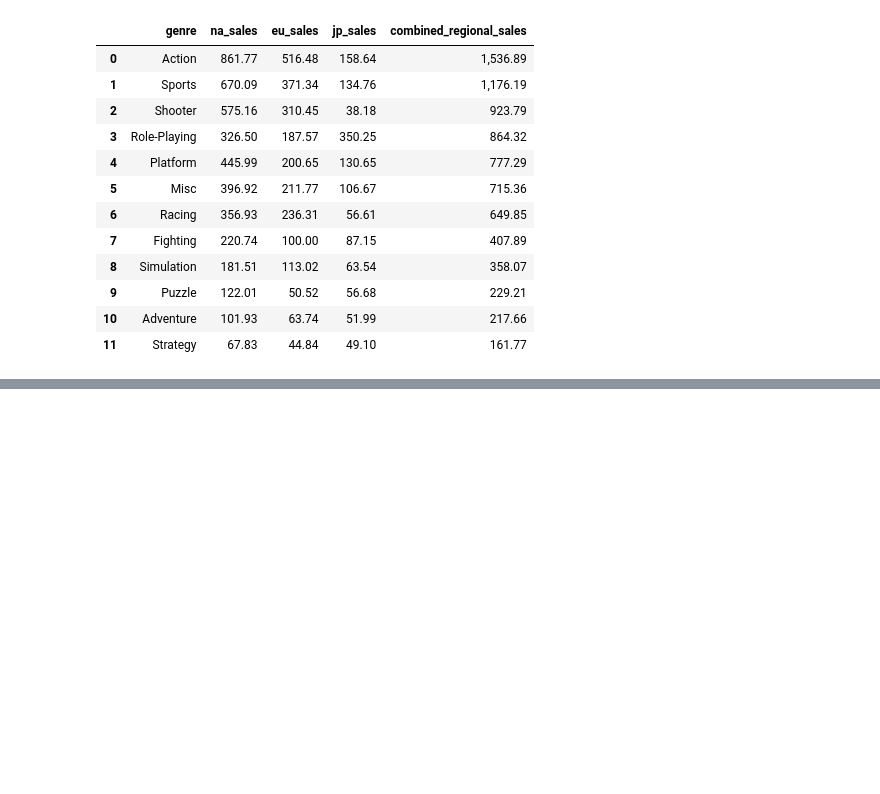
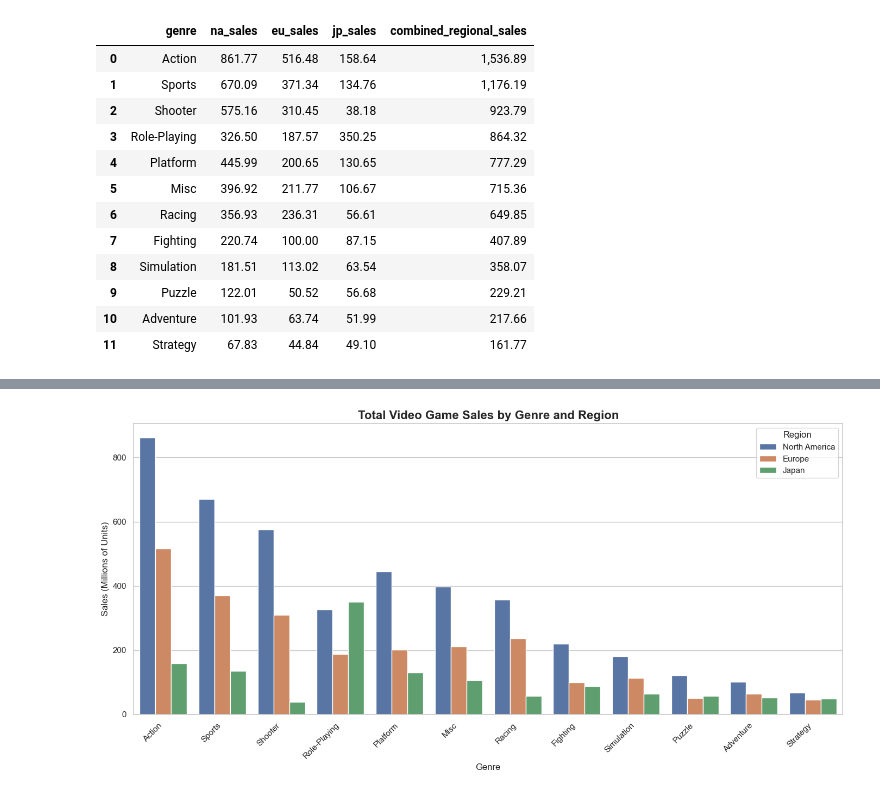
Before and after one commit to tylernsocial/data-analysis-on-the-videogame-industry, a Jupyter notebook: notebooks/research_questions_and_modeling/08_regional_market_preferences.ipynb, the cells around one changed output, grey strips where cells are left out. Cells and saved outputs as stored; diff of their text form; code cells hidden in the pictures; blank space fills up the shorter version.

Commit message:
Completed first few charts of 08 notebook

```diff
--- a/notebooks/research_questions_and_modeling/08_regional_market_preferences.ipynb
+++ b/notebooks/research_questions_and_modeling/08_regional_market_preferences.ipynb
@@ -162,0 +230,27 @@ genre_regional_sales
+# %%
+# Preserve the genre order from the combined regional sales ranking
+genre_order = genre_regional_sales["genre"].tolist()
+
+plt.figure(figsize=(14, 7))
+
+sns.barplot(
+    data=regional_sales_long,
+    x="genre",
+    y="sales",
+    hue="region",
+    order=genre_order
+)
+
+plt.title(
+    "Total Video Game Sales by Genre and Region",
+    fontsize=16,
+    fontweight="bold"
+)
+plt.xlabel("Genre")
+plt.ylabel("Sales (Millions of Units)")
+plt.xticks(rotation=45, ha="right")
+plt.legend(title="Region")
+plt.tight_layout()
+plt.show()
+# %% [output]
+[figure, added]
```
Also changed, not shown: parts of 7 cells of this notebook.
